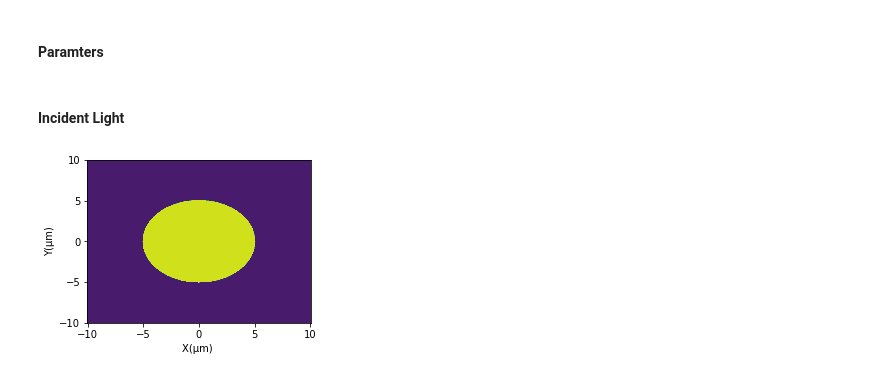
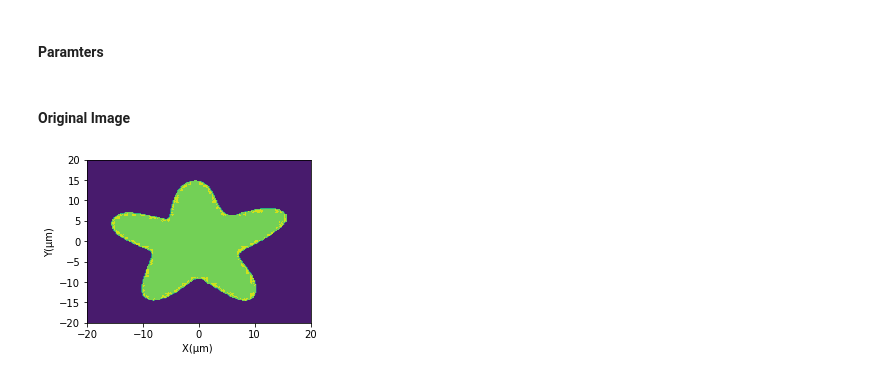
Before and after one commit to yesunhuang/Optics_Toolbox_In_Python, a Jupyter notebook: notebooks/FourierLens.ipynb, the cells around one changed output. Cells and saved outputs as stored; diff of their text form; code cells hidden in the pictures.

```diff
--- a/notebooks/FourierLens.ipynb
+++ b/notebooks/FourierLens.ipynb
@@ -62,3 +45 @@ actual_Size=N_size*interval
 xyInterval=[interval]*2
-# %% [markdown]
-#### Incident Light
@@ -68,6 +46,18 @@ U0=circPartern.generate([5])
+# %% [markdown]
+#### Original Image
+# %%
+currentPath=os.getcwd()
+dataPath=os.path.join(currentPath,"data")
+filename='Prob3Data.png'
+# %%
+grayImg=cv2.imread(os.path.join(dataPath,filename),cv2.IMREAD_GRAYSCALE)
+grayImg=cv2.flip(grayImg,0)
+imgActualSize=40
+imgNSize=grayImg.shape[0]
+grayImg=np.where(grayImg>100,grayImg,0)
 # %%
 labels=['X(μm) ','Y(μm)']
-range=[[-actual_Size/2,actual_Size/2]]*2
-displace_2d(intensity(U0),labels,range)
+range=[[-imgActualSize/2.0,imgActualSize/2.0]]*2
+hp.displace_2d(grayImg,labels,range)
 # %% [output]
-[figure, old version]
+[figure, new version]
```
Also changed, not shown: parts of 57 cells of this notebook, 3 other files.
